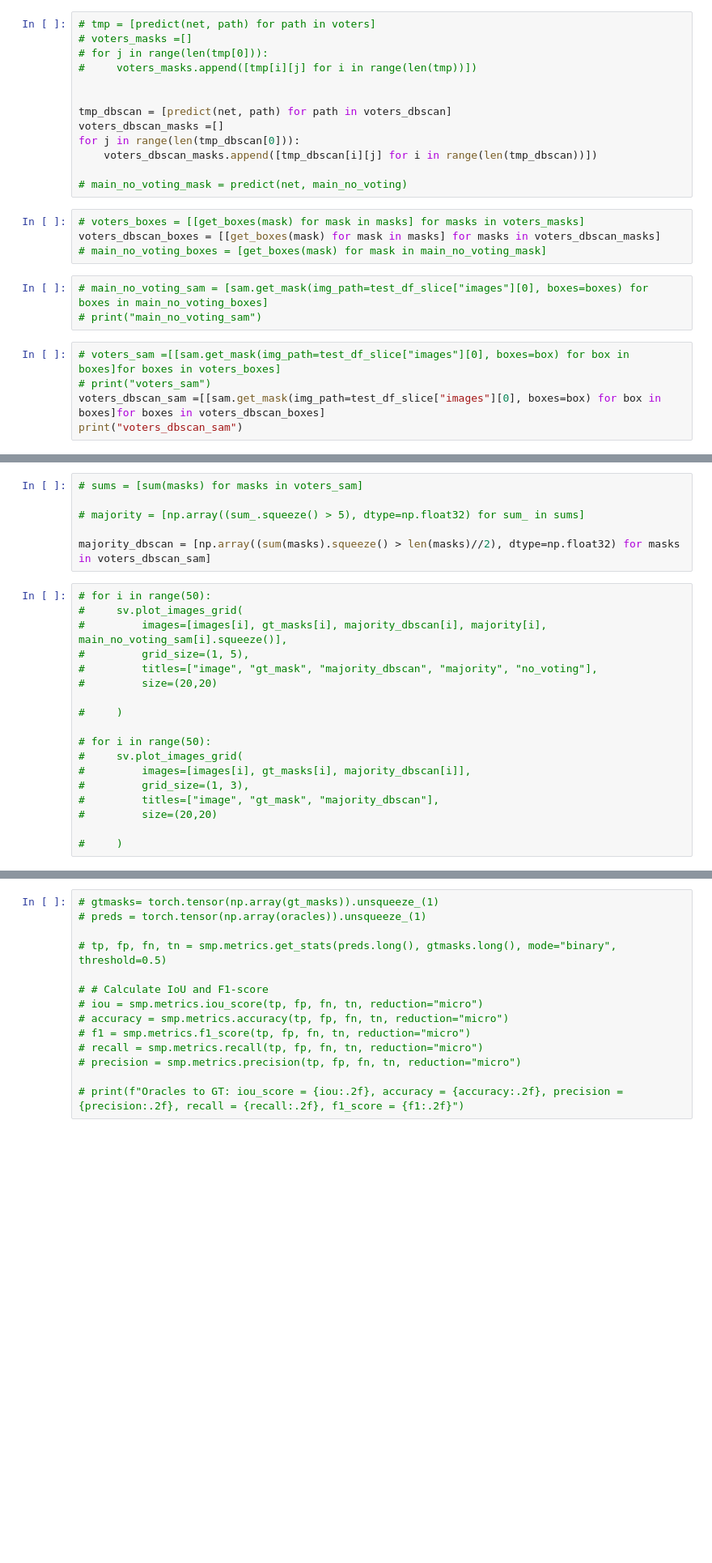
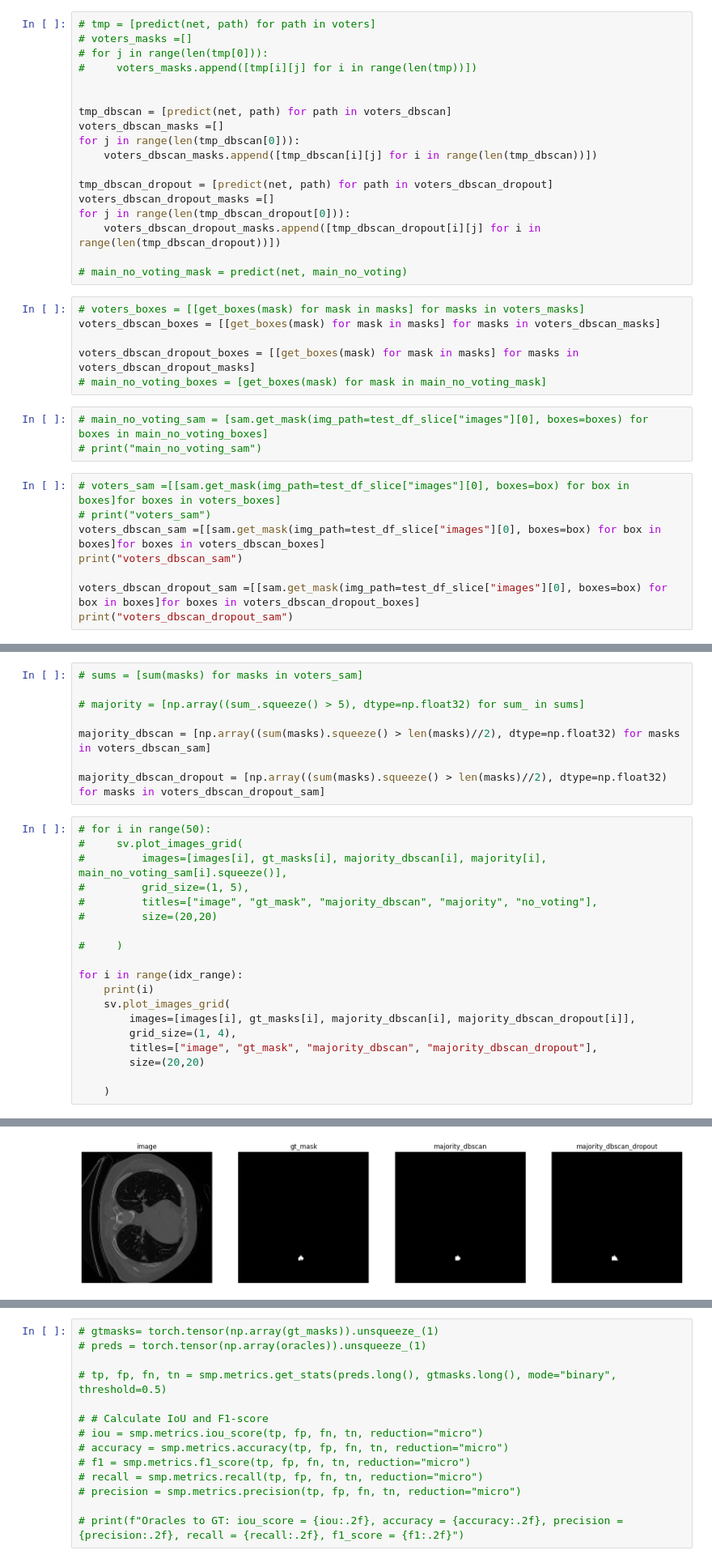
Before and after one commit to SalimFares4/Active-Learning-Segmentation, a Jupyter notebook: scripts/notebooks/08-Comparison.ipynb, the cells around one changed output, grey strips where cells are left out. Shown: that part at 81% size. Cells and saved outputs as stored; diff of their text form; blank space fills up the shorter version.

```diff
--- a/scripts/notebooks/08-Comparison.ipynb
+++ b/scripts/notebooks/08-Comparison.ipynb
@@ -170,10 +167,17 @@ voters_dbscan_masks =[]
 for j in range(len(tmp_dbscan[0])):
     voters_dbscan_masks.append([tmp_dbscan[i][j] for i in range(len(tmp_dbscan))])
 
+tmp_dbscan_dropout = [predict(net, path) for path in voters_dbscan_dropout]
+voters_dbscan_dropout_masks =[]
+for j in range(len(tmp_dbscan_dropout[0])):
+    voters_dbscan_dropout_masks.append([tmp_dbscan_dropout[i][j] for i in range(len(tmp_dbscan_dropout))])
+
 # main_no_voting_mask = predict(net, main_no_voting)
 # %%
 # voters_boxes = [[get_boxes(mask) for mask in masks] for masks in voters_masks]
 voters_dbscan_boxes = [[get_boxes(mask) for mask in masks] for masks in voters_dbscan_masks]
+
+voters_dbscan_dropout_boxes = [[get_boxes(mask) for mask in masks] for masks in voters_dbscan_dropout_masks]
 # main_no_voting_boxes = [get_boxes(mask) for mask in main_no_voting_mask]
 # %%
 # main_no_voting_sam = [sam.get_mask(img_path=test_df_slice["images"][0], boxes=boxes) for boxes in main_no_voting_boxes]
@@ -183,3 +187,6 @@ voters_dbscan_boxes = [[get_boxes(mask) for mask in masks] for masks in voters_d
 # print("voters_sam")
 voters_dbscan_sam =[[sam.get_mask(img_path=test_df_slice["images"][0], boxes=box) for box in boxes]for boxes in voters_dbscan_boxes]
 print("voters_dbscan_sam")
+
+voters_dbscan_dropout_sam =[[sam.get_mask(img_path=test_df_slice["images"][0], boxes=box) for box in boxes]for boxes in voters_dbscan_dropout_boxes]
+print("voters_dbscan_dropout_sam")
@@ -191,6 +196,8 @@ voters_dbscan_sam
 # majority = [np.array((sum_.squeeze() > 5), dtype=np.float32) for sum_ in sums]
 
 majority_dbscan = [np.array((sum(masks).squeeze() > len(masks)//2), dtype=np.float32) for masks in voters_dbscan_sam]
+
+majority_dbscan_dropout = [np.array((sum(masks).squeeze() > len(masks)//2), dtype=np.float32) for masks in voters_dbscan_dropout_sam]
 # %%
 # for i in range(50):
 #     sv.plot_images_grid(
@@ -201,11 +208,13 @@ majority_dbscan = [np.array((sum(masks).squeeze() > len(masks)//2), dtype=np.flo
 
 #     )
 
-# for i in range(50):
-#     sv.plot_images_grid(
-#         images=[images[i], gt_masks[i], majority_dbscan[i]],
-#         grid_size=(1, 3),
-#         titles=["image", "gt_mask", "majority_dbscan"],
-#         size=(20,20)
+for i in range(idx_range):
+    print(i)
+    sv.plot_images_grid(
+        images=[images[i], gt_masks[i], majority_dbscan[i], majority_dbscan_dropout[i]],
+        grid_size=(1, 4),
+        titles=["image", "gt_mask", "majority_dbscan", "majority_dbscan_dropout"],
+        size=(20,20)
 
-#     )
+    )
+# %% [output]
@@ -211,0 +222 @@ majority_dbscan = [np.array((sum(masks).squeeze() > len(masks)//2), dtype=np.flo
+[figure, added]
```
Also changed, not shown: parts of 24 cells of this notebook, 3 other files.
